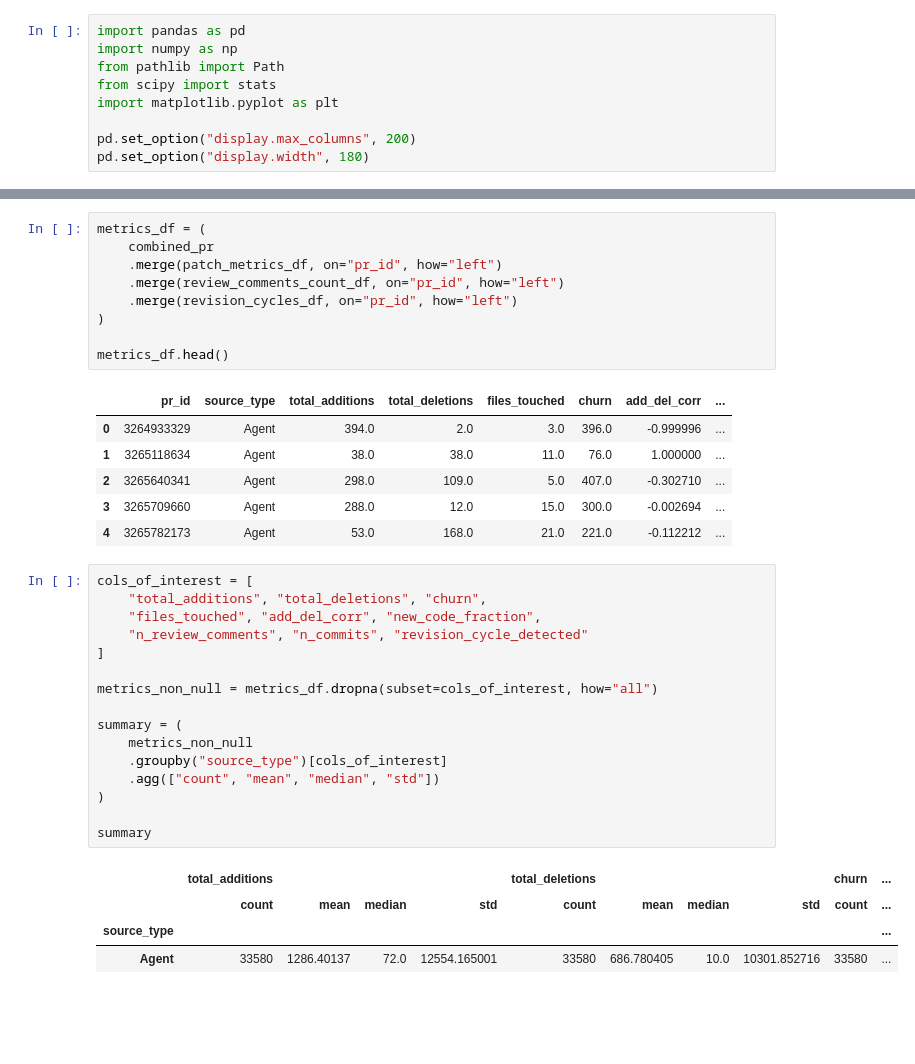
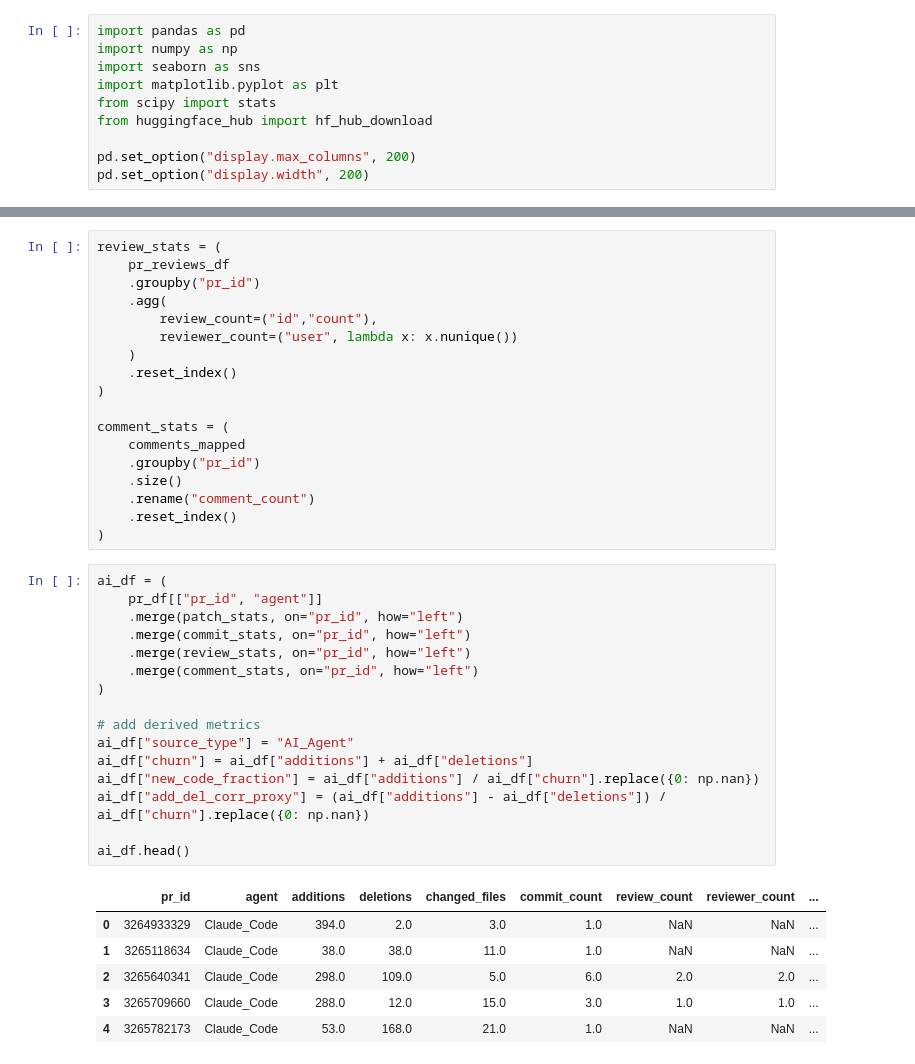
Before and after one commit to mathpernias/AI_Teammates_in_SE3, a Jupyter notebook: analysis/RQ1.ipynb, the cells around one changed output, grey strips where cells are left out. Saved outputs shown, nothing was run; the diff lists cells and outputs as text; blank space fills up the shorter version.

```diff
--- a/analysis/RQ1.ipynb
+++ b/analysis/RQ1.ipynb
@@ -18,10 +18,11 @@
 # %%
 import pandas as pd
 import numpy as np
-from pathlib import Path
+import seaborn as sns
+import matplotlib.pyplot as plt
 from scipy import stats
-import matplotlib.pyplot as plt
+from huggingface_hub import hf_hub_download
 
 pd.set_option("display.max_columns", 200)
-pd.set_option("display.width", 180)
+pd.set_option("display.width", 200)
 # %%
@@ -205,37 +101,41 @@ revision_cycles_df.head()
 # %%
-metrics_df = (
-    combined_pr
-    .merge(patch_metrics_df, on="pr_id", how="left")
-    .merge(review_comments_count_df, on="pr_id", how="left")
-    .merge(revision_cycles_df, on="pr_id", how="left")
+review_stats = (
+    pr_reviews_df
+    .groupby("pr_id")
+    .agg(
+        review_count=("id","count"),
+        reviewer_count=("user", lambda x: x.nunique())
+    )
+    .reset_index()
 )
 
-metrics_df.head()
+comment_stats = (
+    comments_mapped
+    .groupby("pr_id")
+    .size()
+    .rename("comment_count")
+    .reset_index()
+)
-# %% [output]
-|  | pr_id | source_type | total_additions | total_deletions | files_touched | churn | add_del_corr | ... |
-| 0 | 3264933329 | Agent | 394.0 | 2.0 | 3.0 | 396.0 | -0.999996 | ... |
-| 1 | 3265118634 | Agent | 38.0 | 38.0 | 11.0 | 76.0 | 1.000000 | ... |
-| 2 | 3265640341 | Agent | 298.0 | 109.0 | 5.0 | 407.0 | -0.302710 | ... |
-| 3 | 3265709660 | Agent | 288.0 | 12.0 | 15.0 | 300.0 | -0.002694 | ... |
-| 4 | 3265782173 | Agent | 53.0 | 168.0 | 21.0 | 221.0 | -0.112212 | ... |
 # %%
-cols_of_interest = [
-    "total_additions", "total_deletions", "churn",
-    "files_touched", "add_del_corr", "new_code_fraction",
-    "n_review_comments", "n_commits", "revision_cycle_detected"
-]
-
-metrics_non_null = metrics_df.dropna(subset=cols_of_interest, how="all")
-
-summary = (
-    metrics_non_null
-    .groupby("source_type")[cols_of_interest]
-    .agg(["count", "mean", "median", "std"])
+ai_df = (
+    pr_df[["pr_id", "agent"]]
+    .merge(patch_stats, on="pr_id", how="left")
+    .merge(commit_stats, on="pr_id", how="left")
+    .merge(review_stats, on="pr_id", how="left")
+    .merge(comment_stats, on="pr_id", how="left")
 )
 
-summary
+# add derived metrics
+ai_df["source_type"] = "AI_Agent"
+ai_df["churn"] = ai_df["additions"] + ai_df["deletions"]
+ai_df["new_code_fraction"] = ai_df["additions"] / ai_df["churn"].replace({0: np.nan})
+ai_df["add_del_corr_proxy"] = (ai_df["additions"] - ai_df["deletions"]) / ai_df["churn"].replace({0: np.nan})
+
+ai_df.head()
 # %% [output]
-|  | total_additions |  |  |  | total_deletions |  |  |  | churn | ... |
-|  | count | mean | median | std | count | mean | median | std | count | ... |
-| source_type |  |  |  |  |  |  |  |  |  | ... |
-| Agent | 33580 | 1286.40137 | 72.0 | 12554.165001 | 33580 | 686.780405 | 10.0 | 10301.852716 | 33580 | ... |
+|  | pr_id | agent | additions | deletions | changed_files | commit_count | review_count | reviewer_count | ... |
+| 0 | 3264933329 | Claude_Code | 394.0 | 2.0 | 3.0 | 1.0 | NaN | NaN | ... |
+| 1 | 3265118634 | Claude_Code | 38.0 | 38.0 | 11.0 | 1.0 | NaN | NaN | ... |
+| 2 | 3265640341 | Claude_Code | 298.0 | 109.0 | 5.0 | 6.0 | 2.0 | 2.0 | ... |
+| 3 | 3265709660 | Claude_Code | 288.0 | 12.0 | 15.0 | 3.0 | 1.0 | 1.0 | ... |
+| 4 | 3265782173 | Claude_Code | 53.0 | 168.0 | 21.0 | 1.0 | NaN | NaN | ... |
```
Also changed, not shown: parts of 20 cells of this notebook.
